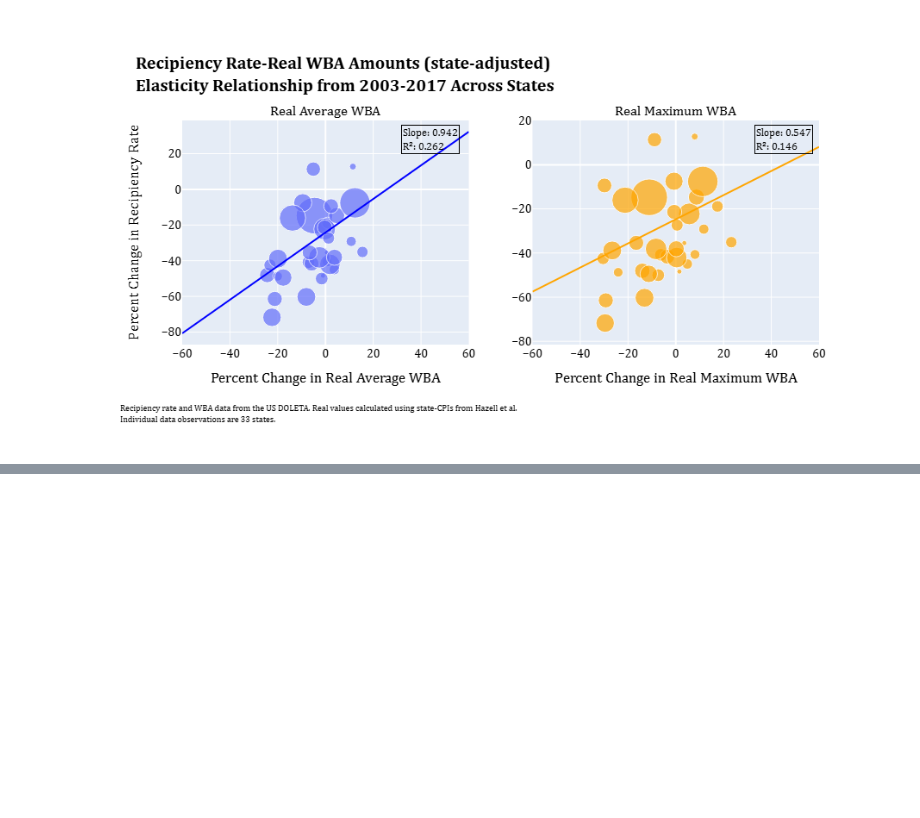
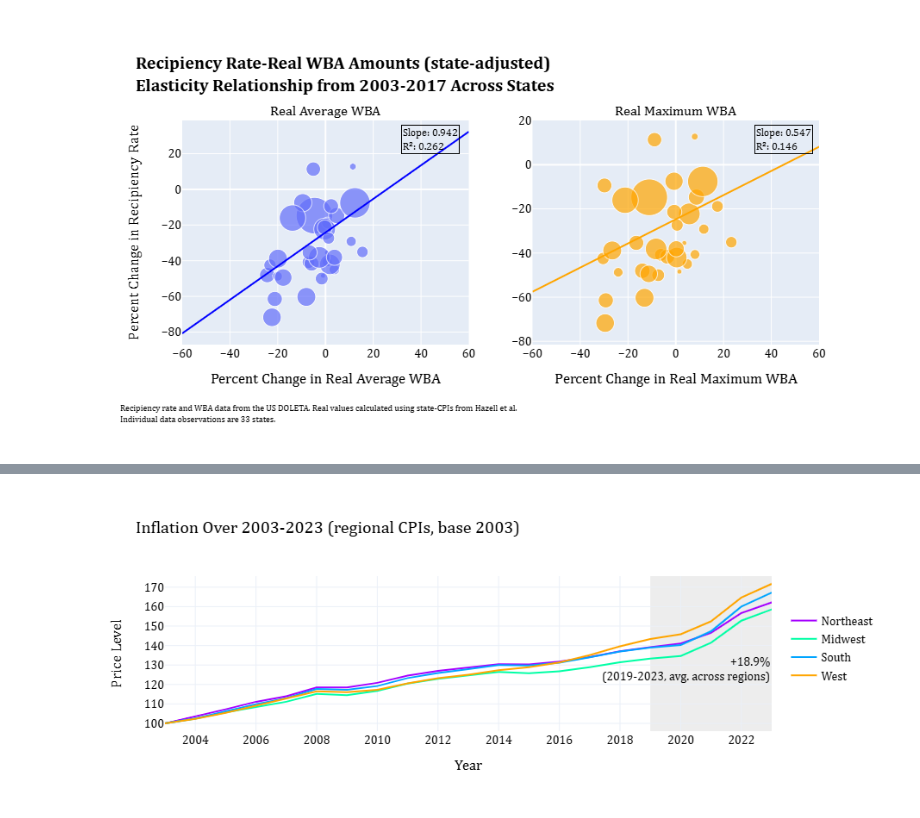
Before and after one commit to kguo12/UI-Inflation, a Jupyter notebook: UIindexingsubsets.ipynb, the cells around one changed output, grey strips where cells are left out. Drawn from its saved outputs; the diff is of its cells as text; code cells hidden in the pictures; blank space fills up the shorter version.

```diff
--- a/UIindexingsubsets.ipynb
+++ b/UIindexingsubsets.ipynb
@@ -1120,0 +1336,3 @@ write_html(fig, 'fig_6.4.html')
+# %%
+regional_cpi = pd.read_csv("regional_cpi.csv")
+regional_cpi['Division'].unique()
@@ -1120,0 +1357,5 @@ write_html(fig, 'fig_6.4.html')
+# %%
+west = regional_cpi[regional_cpi['Division'] == "West"]
+south = regional_cpi[regional_cpi['Division'] == "South"]
+midwest = regional_cpi[regional_cpi['Division'] == "Midwest"]
+northeast = regional_cpi[regional_cpi['Division'] == "Northeast"]
@@ -1120,0 +1383,83 @@ write_html(fig, 'fig_6.4.html')
+# %%
+pio.templates.default = 'plotly_white'
+
+fig1 = px.line(data_frame = west[3:],
+             x = "Year",
+             y = "CPI 2003",
+              )
+fig1.update_traces(line=dict(color = 'rgba(255, 165, 0,1)'), name="West", showlegend=True)
+
+fig3 = px.line(data_frame = south[3:],
+             x = "Year",
+             y = "CPI 2003",
+              )
+fig3.update_traces(line=dict(color = 'rgba(0, 165, 255,1)'), name="South", showlegend=True)
+
+fig5 = px.line(data_frame = midwest[3:],
+             x = "Year",
+             y = "CPI 2003",
+              )
+fig5.update_traces(line=dict(color = 'rgba(0, 255, 165,1)'), name="Midwest", showlegend=True)
+
+fig7 = px.line(data_frame = northeast[3:],
+             x = "Year",
+             y = "CPI 2003",
+              )
+fig7.update_traces(line=dict(color = 'rgba(165, 0, 255,1)'), name="Northeast", showlegend=True)
+
+fig1 = go.Figure(data=fig7.data + fig5.data + fig3.data + fig1.data)
+fig1.update_layout(title_text="Inflation Over 2003-2023 (regional CPIs, base 2003)",
+                   xaxis_title="Year", yaxis_title="Price Level",
+                   font=dict(
+                        family="Cambria",
+                        size=14,
+                        color="black",
+                    ),
+                   xaxis=dict(
+                        tickmode='linear',
+                        tick0=2000,
+                        dtick=2
+                    ),
+                   yaxis=dict(
+                        tick0=0,
+                        dtick=10
+                    ),
+                   legend=dict(
+                        orientation="v",
+                        x=1.1,
+                        xanchor="center",
+                        y=0.8
+                    )
+                  )
+fig1.add_shape(
+    type="rect",
+    x0=2019, x1=2023,
+    y0=0, y1=1,
+    xref="x",
+    yref="paper",
+    fillcolor="lightgray",
+    opacity=0.4,
+    layer="below",
+    line_width=0
+)
+fig1.add_annotation(
+    xref="paper", yref="paper",
+    x=1, y=0.45,
+    text="+18.9%",
+    showarrow=False,
+    font=dict(size=14, color="black"),
+    align="left"
+)
+fig1.add_annotation(
+    xref="paper", yref="paper",
+    x=1, y=0.3,
+    text="(2019-2023, avg. across regions)",
+    showarrow=False,
+    font=dict(size=14, color="black"),
+    align="left"
+)
+
+
+fig1.show()
+# %% [output]
+[figure, added]
```
Also changed, not shown: parts of 33 cells of this notebook, 10 other files.
